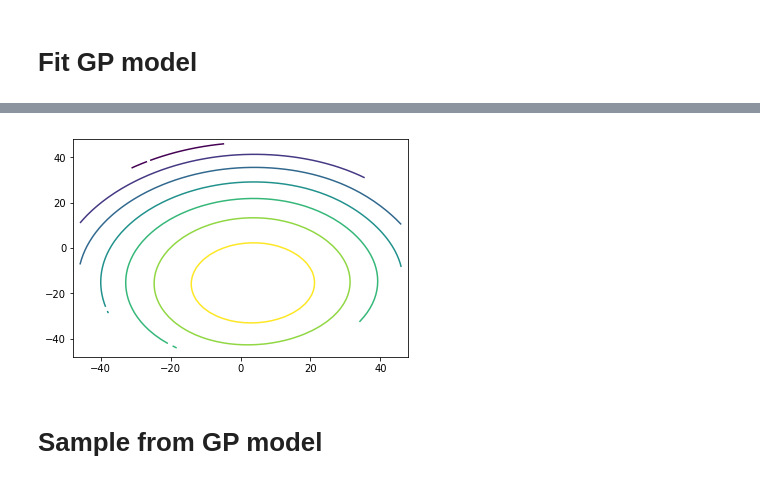
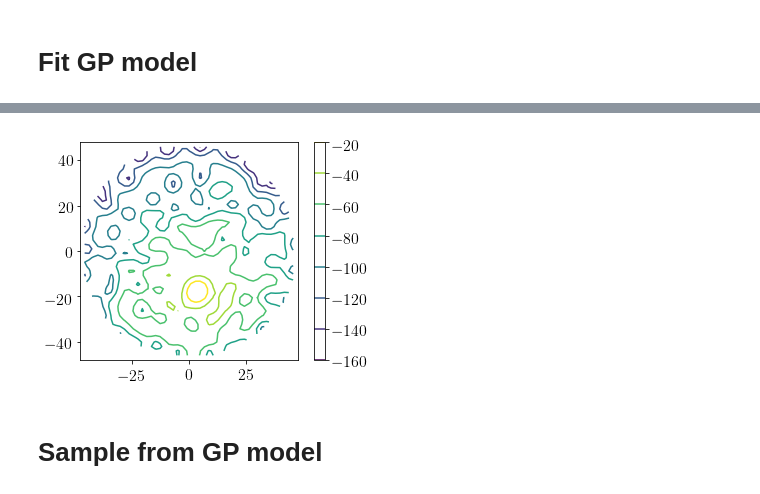
Before and after one commit to dbarg/helsinki_stockholm_collaboration, a Jupyter notebook: run_BOLFI.ipynb, the cells around one changed output, grey strips where cells are left out. Cells and saved outputs as stored; diff of their text form; code cells hidden in the pictures.

```diff
--- a/run_BOLFI.ipynb
+++ b/run_BOLFI.ipynb
@@ -296,6 +307,18 @@ array([<matplotlib.axes._subplots.AxesSubplot object at 0x...>,
 # %%
-post.plot(logpdf=True)
+#post.plot(logpdf=True)
-# %% [output]
-[figure, removed]
+# %%
+fun = post.logpdf
+
+x, y = np.meshgrid(np.linspace(*post.model.bounds[0]), np.linspace(*post.model.bounds[1]))
+z = (np.vectorize(lambda a, b: fun(np.array([a, b]))))(x, y)
+# %%
+plt.figure()
+plt.contour(x, y, z)
+plt.colorbar()
+plt.gca().set_aspect(1)
+#plt.savefig('test_posterior.png', dpi=150, bbox_inches='tight')
+plt.show()
+# %% [output]
+[figure, added]
 # %% [markdown]
 # Sample from GP model
```
Also changed, not shown: parts of 42 cells of this notebook.
